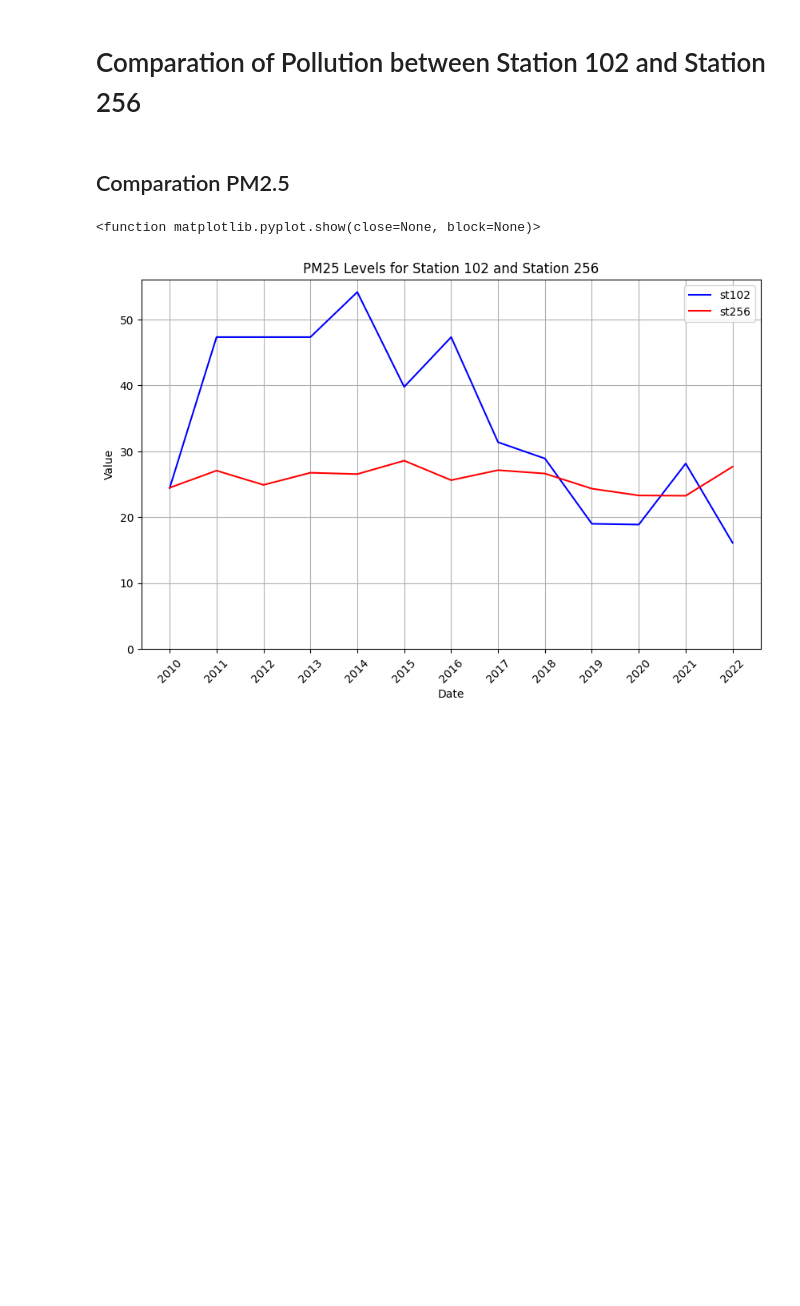
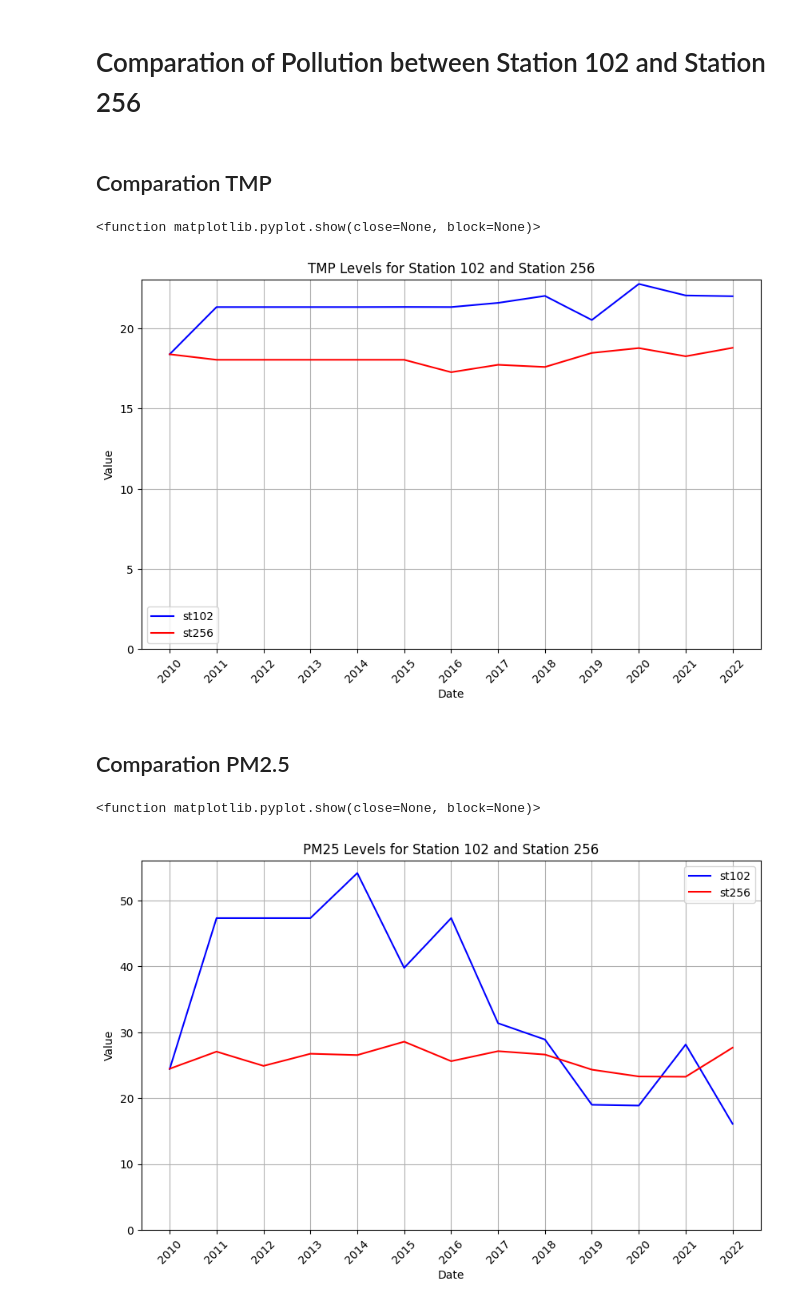
Before and after one commit to 4KV6/Data-Analysis-Project, a Jupyter notebook: code/3visualization.ipynb, the cells around one changed output. Cells and saved outputs as stored; diff of their text form; code cells hidden in the pictures; blank space fills up the shorter version.

```diff
--- a/code/3visualization.ipynb
+++ b/code/3visualization.ipynb
@@ -198,5 +196,34 @@ plt.show
 # %% [markdown]
 # Comparation of Pollution between Station 102 and Station 256
+# %% [markdown]
+## Comparation TMP
+# %%
+import pandas as pd
+import matplotlib.pyplot as plt
+from matplotlib.dates import YearLocator
+
+data = pd.read_csv('../data/data_hourly_clean_daily.csv')
+data["datetime"] = pd.to_datetime(data["datetime"])
+
+station102 = data.loc[data["station_id"] == 102].groupby([pd.Grouper(freq="Y", key="datetime")]).mean()
+station256 = data.loc[data["station_id"] == 256].groupby([pd.Grouper(freq="Y", key="datetime")]).mean()
+TMP_102_data = station102['TMP']
+TMP_256_data = station256['TMP']
+plt.figure(figsize=(10, 6))
+plt.plot(TMP_102_data.index, TMP_102_data, label='st102', color='blue')
+plt.plot(TMP_256_data.index, TMP_256_data, label='st256', color='red')
+years = TMP_102_data.index.year
+plt.xticks(TMP_102_data.index, years, rotation=45)
+plt.xlabel('Date')
+plt.ylabel('Value')
+plt.title('TMP Levels for Station 102 and Station 256')
+plt.legend()
+plt.grid(True)
+plt.ylim(ymin=0)
+plt.show
+# %% [output]
+<function matplotlib.pyplot.show(close=None, block=None)>
+[figure, added]
 # %% [markdown]
 ## Comparation PM2.5
 # %%
```
Also changed, not shown: parts of 4 cells of this notebook.
